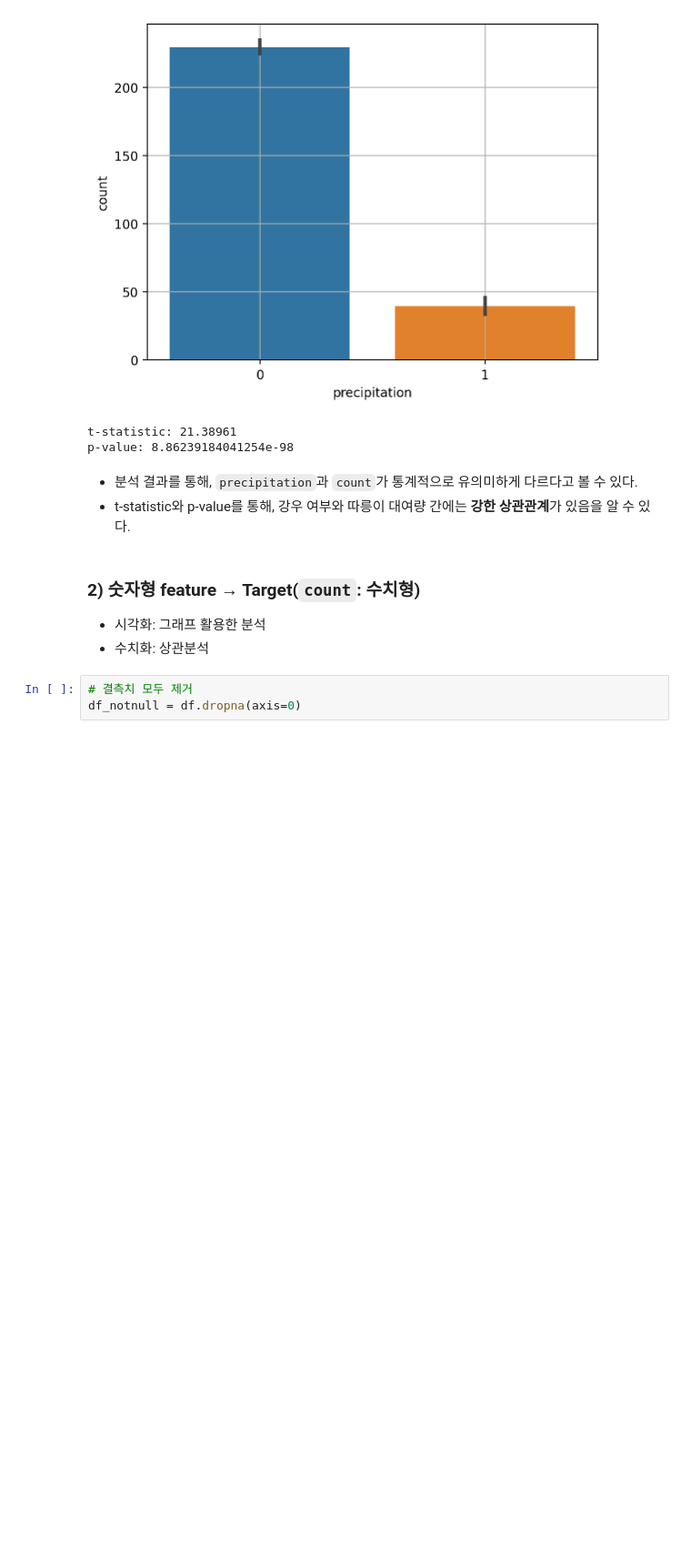
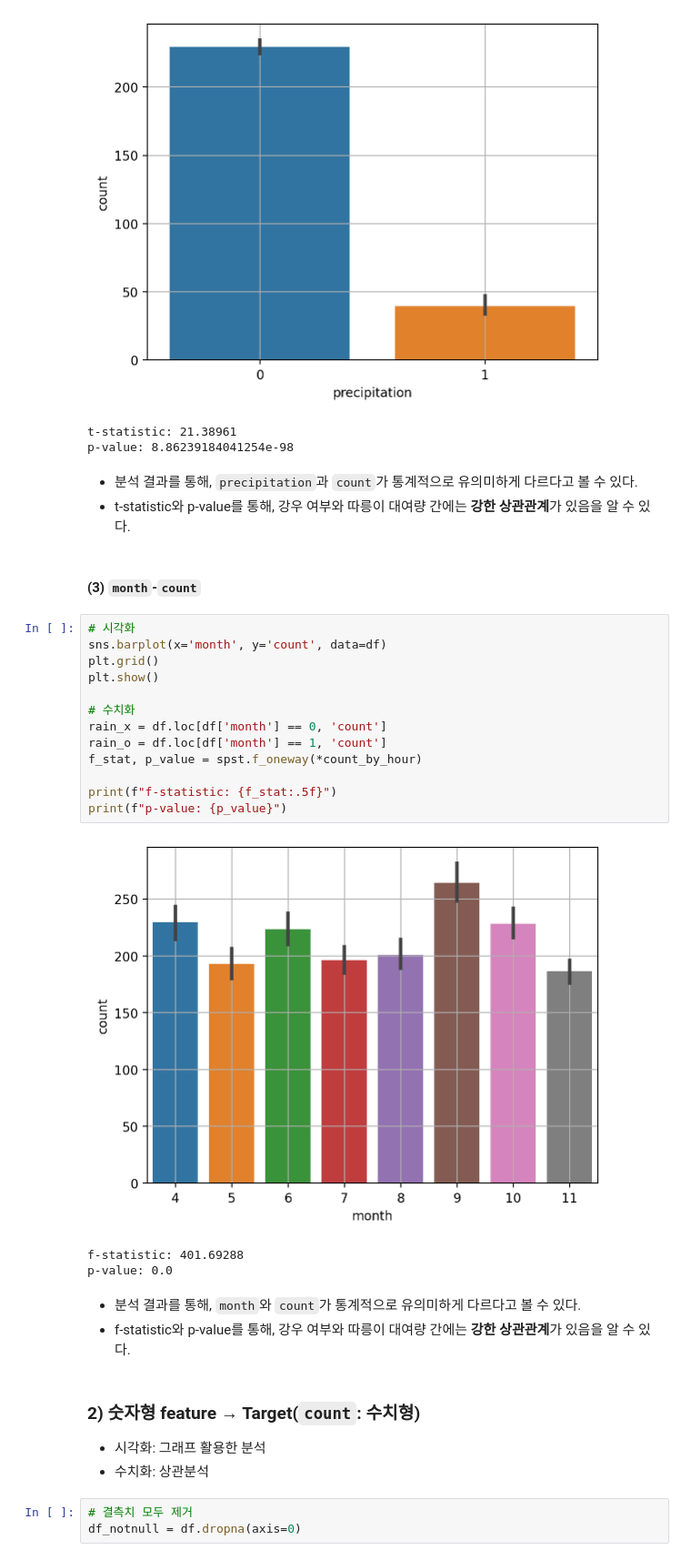
Before and after one commit to Yujun-Won/MINIPROJECT, a Jupyter notebook: 02_1차_따릉이수요예측/seoulbikeEDA.ipynb, the cells around one changed output. Shown at 91% size. Saved outputs shown, nothing was run; the diff lists cells and outputs as text; blank space fills up the shorter version.

```diff
--- a/02_1차_따릉이수요예측/seoulbikeEDA.ipynb
+++ b/02_1차_따릉이수요예측/seoulbikeEDA.ipynb
@@ -599,6 +644,28 @@ p-value: 8.86239184041254e-98
 # %% [markdown]
 - 분석 결과를 통해, `precipitation`과 `count`가 통계적으로 유의미하게 다르다고 볼 수 있다.
 - t-statistic와 p-value를 통해, 강우 여부와 따릉이 대여량 간에는 **강한 상관관계**가 있음을 알 수 있다.
+# %% [markdown]
+#### (3) `month`-`count`
+# %%
+# 시각화
+sns.barplot(x='month', y='count', data=df)
+plt.grid()
+plt.show()
+
+# 수치화
+rain_x = df.loc[df['month'] == 0, 'count']
+rain_o = df.loc[df['month'] == 1, 'count']
+f_stat, p_value = spst.f_oneway(*count_by_hour)
+
+print(f"f-statistic: {f_stat:.5f}")
+print(f"p-value: {p_value}")
+# %% [output]
+[figure, added]
+f-statistic: 401.69288
+p-value: 0.0
+# %% [markdown]
+- 분석 결과를 통해, `month`와 `count`가 통계적으로 유의미하게 다르다고 볼 수 있다.
+- f-statistic와 p-value를 통해, 강우 여부와 따릉이 대여량 간에는 **강한 상관관계**가 있음을 알 수 있다.
 # %% [markdown]
 ### 2) 숫자형 feature → Target(`count`: 수치형)
 - 시각화: 그래프 활용한 분석
```
Also changed, not shown: parts of 9 cells of this notebook.
